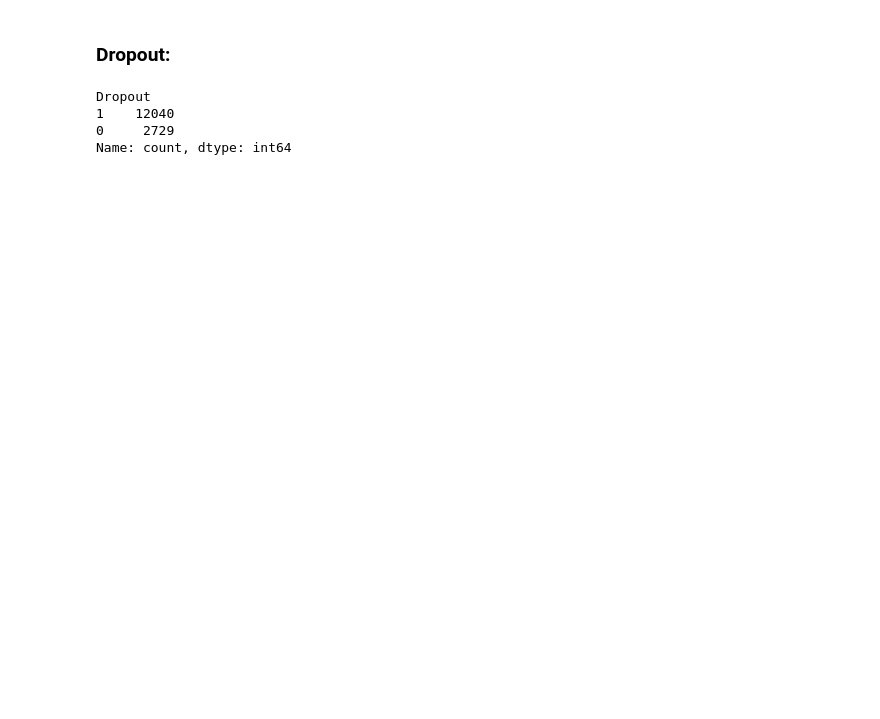
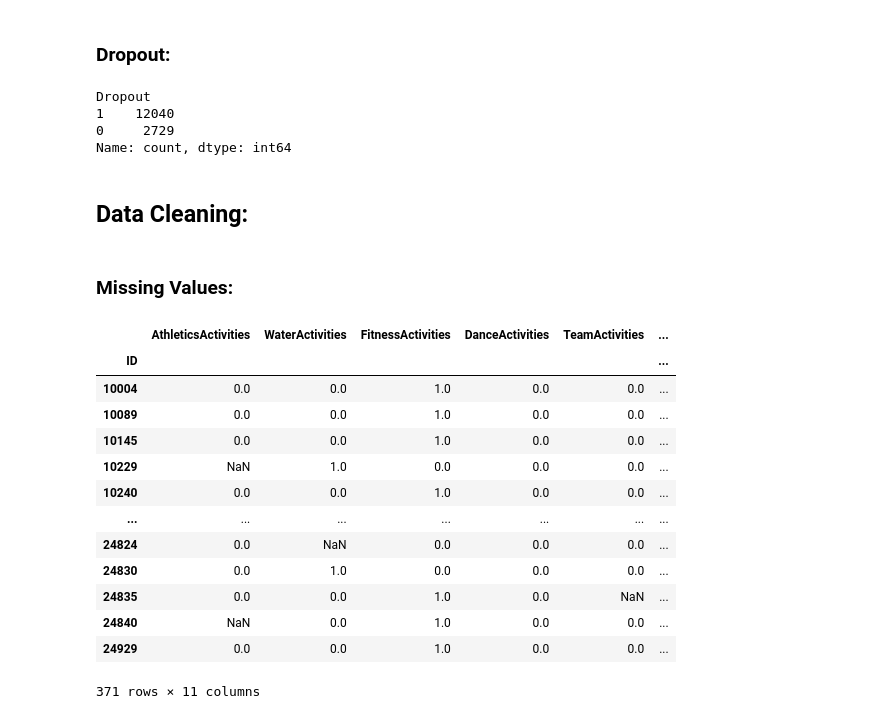
Before and after one commit to raquelxr/data-mining-proj, a Jupyter notebook: DM_Sofia.ipynb, the cells around one changed output. Cells and saved outputs as stored; diff of their text form; code cells hidden in the pictures; blank space fills up the shorter version.

```diff
--- a/DM_Sofia.ipynb
+++ b/DM_Sofia.ipynb
@@ -431,12 +468,14 @@ Freq_Visits_Day
 0.024032     1
 0.144940     1
 Name: count, Length: 8239, dtype: int64
+# %%
+data['Freq_Classes'] = data['AttendedClasses']/data['NumberOfFrequencies']
 # %% [markdown]
 ### AttendedClasses:
 # %% [markdown]
 Create a variable for Classes Attended in the Contract Duration:
 # %%
-data['Freq_Classes']= data['AttendedClasses'] / data['Contract_Duration']
+data['Freq_Classes_Contract']= data['AttendedClasses'] / data['Contract_Duration']
 # %%
 data['Freq_Classes'].value_counts()
 # %% [output]
@@ -563,5 +602,3 @@ NumberOfRenewals
 Name: count, dtype: int64
 # %% [markdown]
 We can maybe create a variable for NumberOfRenewals over Contract_Duraction:
-# %%
-data['Renewall_Freq'] = data['NumberOfRenewals']/ data['Contract_Duration']
@@ -614,3 +637,24 @@ Dropout
 1    12040
 0     2729
 Name: count, dtype: int64
+# %% [markdown]
+## Data Cleaning:
+# %% [markdown]
+### Missing Values:
+# %%
+data[data['Total_Activities'].isna()][['AthleticsActivities', 'WaterActivities','FitnessActivities','DanceActivities','TeamActivities','RacketActivities','CombatActivities','NatureActivities','SpecialActivities','OtherActivities','Total_Activities']]
+# %% [output]
+|  | AthleticsActivities | WaterActivities | FitnessActivities | DanceActivities | TeamActivities | ... |
+| ID |  |  |  |  |  | ... |
+| 10004 | 0.0 | 0.0 | 1.0 | 0.0 | 0.0 | ... |
+| 10089 | 0.0 | 0.0 | 1.0 | 0.0 | 0.0 | ... |
+| 10145 | 0.0 | 0.0 | 1.0 | 0.0 | 0.0 | ... |
+| 10229 | NaN | 1.0 | 0.0 | 0.0 | 0.0 | ... |
+| 10240 | 0.0 | 0.0 | 1.0 | 0.0 | 0.0 | ... |
+| ... | ... | ... | ... | ... | ... | ... |
+| 24824 | 0.0 | NaN | 0.0 | 0.0 | 0.0 | ... |
+| 24830 | 0.0 | 1.0 | 0.0 | 0.0 | 0.0 | ... |
+| 24835 | 0.0 | 0.0 | 1.0 | 0.0 | NaN | ... |
+| 24840 | NaN | 0.0 | 1.0 | 0.0 | 0.0 | ... |
+| 24929 | 0.0 | 0.0 | 1.0 | 0.0 | 0.0 | ... |
+371 rows × 11 columns
```
Also changed, not shown: parts of 10 cells of this notebook.
